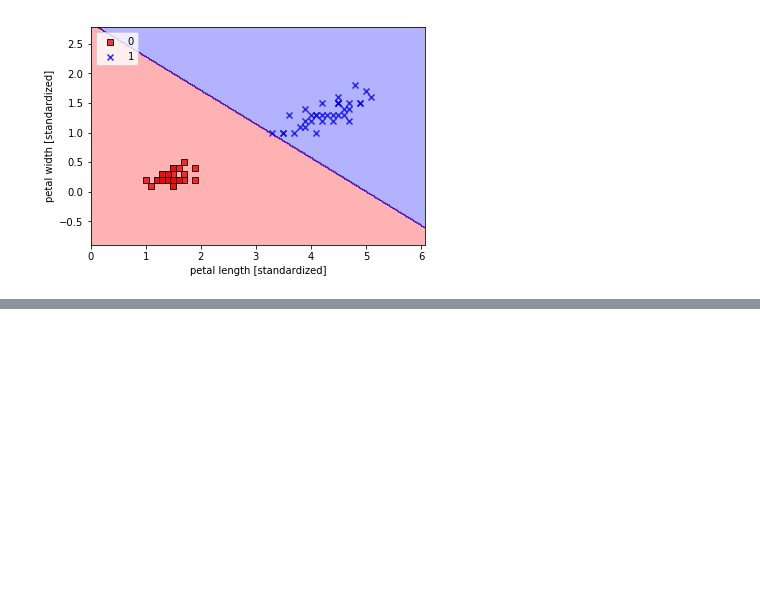
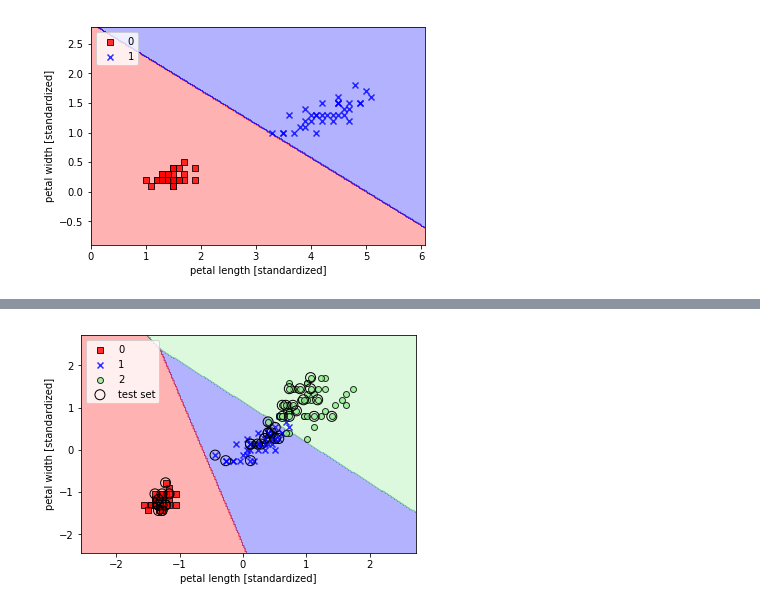
Before and after one commit to npabon/python_machine_learning, a Jupyter notebook: ch_3_sklearn_logistic_svm_trees.ipynb, the cells around one changed output, grey strips where cells are left out. Drawn from its saved outputs; the diff is of its cells as text; code cells hidden in the pictures; blank space fills up the shorter version.

Commit message:
sklearn logistic regression

```diff
--- a/ch_3_sklearn_logistic_svm_trees.ipynb
+++ b/ch_3_sklearn_logistic_svm_trees.ipynb
@@ -308,0 +314,18 @@ plt.show()
+# %%
+from sklearn.linear_model import LogisticRegression
+lr = LogisticRegression(C=100.0, random_state=1)
+# C is the inverse of regularization strength; must be a positive float.
+# Like in support vector machines, smaller values specify stronger regularization.
+
+lr.fit(X_train_std, y_train)
+plot_decision_regions(X_combined_std,
+                      y_combined,
+                      classifier=lr,
+                      test_idx=range(105,150)
+                     )
+plt.xlabel('petal length [standardized]')
+plt.ylabel('petal width [standardized]')
+plt.legend(loc='upper left')
+plt.show()
+# %% [output]
+[figure, added]
```
Also changed, not shown: parts of 3 cells of this notebook.
